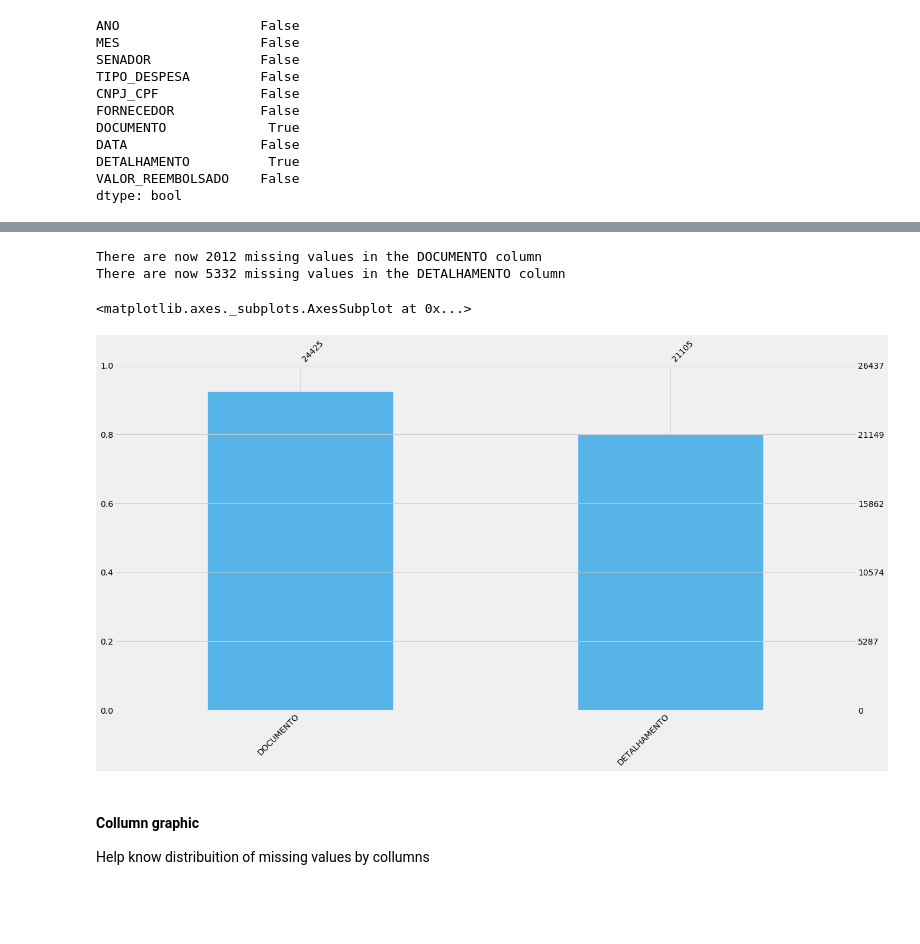
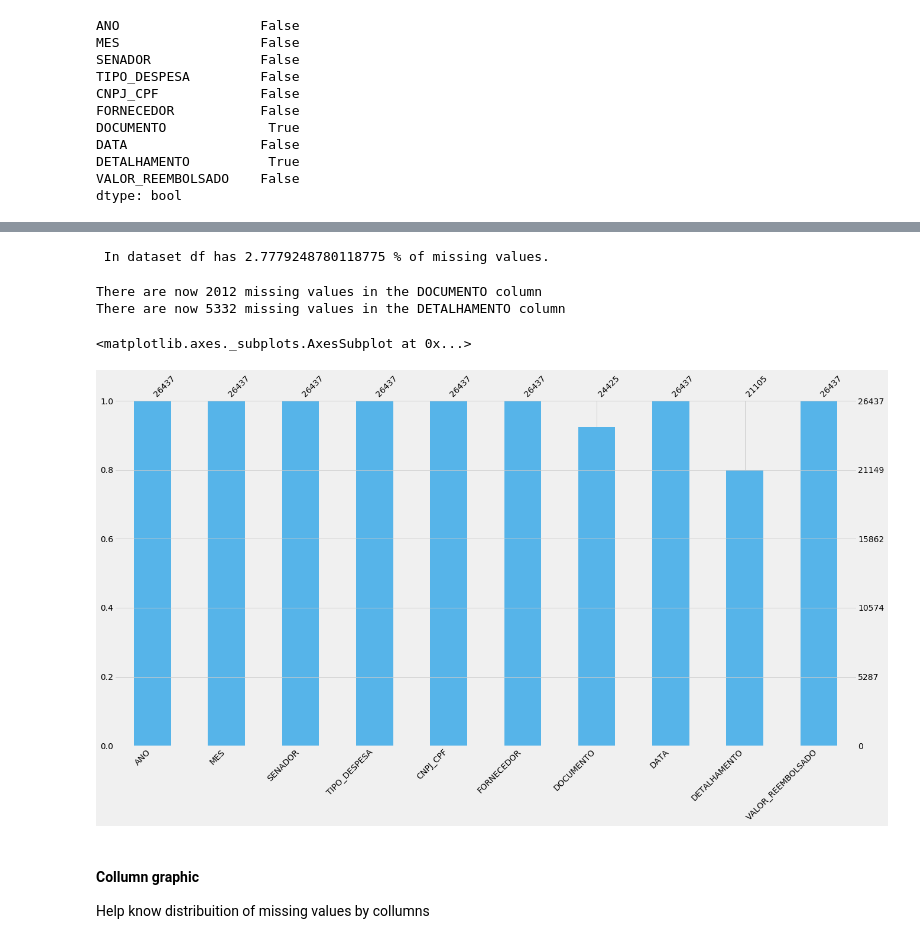
Before and after one commit to brunocampos01/analise-despesas-senadores-CEAPS, a Jupyter notebook: notebooks/CEAPS-2016-part01.ipynb, the cells around one changed output, grey strips where cells are left out. Cells and saved outputs as stored; diff of their text form; code cells hidden in the pictures; blank space fills up the shorter version.

```diff
--- a/notebooks/CEAPS-2016-part01.ipynb
+++ b/notebooks/CEAPS-2016-part01.ipynb
@@ -113,8 +104,21 @@ beautifulsoup4==4.7.1
 # Guarantees visualization inside the jupyter
 %matplotlib inline
 
-plt.style.use('fivethirtyeight')
-plt.rcParams['figure.figsize'] = (15, 8)
+# formata os dados de todas as tabelas (ponto flutuante com 2 casas)
+pd.options.display.float_format = '{:.2f}'.format
+
+# parametros de config
+rc={'savefig.dpi': 75,
+    'figure.autolayout': False,
+    'figure.figsize': [12, 8],
+    'axes.labelsize': 18,
+    'axes.titlesize': 18,
+    'font.size': 18,
+    'lines.linewidth': 2.0,
+    'lines.markersize': 8,
+    'legend.fontsize': 16,
+    'xtick.labelsize': 16,
+    'ytick.labelsize': 16}
 
 # Print all rows and columns. Dont hide any
 pd.set_option('display.max_rows', None)
@@ -123,3 +127,9 @@ pd.set_option('display.max_columns', None)
 # Definition color and map de colors
 default_color = '#56B4E9'
 colormap = plt.cm.cool
+
+# Supress unnecessary warnings so that presentation looks clean
+warnings.filterwarnings('ignore')
+
+# graph style
+sns.set(style='dark',rc=rc)
@@ -480,3 +496,12 @@ df_null = df[missingValueColumns]
+# %%
+# % missing values
+
+missing_values_count = df.isnull().sum()
+total_cells = np.product(df.shape)
+total_missing = missing_values_count.sum()
+print(" In dataset df has {} % of missing values." .format((total_missing/total_cells) * 100))
+# %% [output]
+ In dataset df has 2.7779248780118775 % of missing values.
 # %%
 # Check each columns by values missing
 
@@ -488,10 +513,10 @@ There are now 5332 missing values in the DETALHAMENTO column
 # %%
 # show missing by columns
 
-msno.bar(df_null,figsize=(20,10),color=default_color,fontsize=14,labels=True)
+msno.bar(df,figsize=(20,10),color=default_color,fontsize=14,labels=True)
 # %% [output]
 <matplotlib.axes._subplots.AxesSubplot at 0x...>
-[figure, old version]
+[figure, new version]
 # %% [markdown]
 #### Collumn graphic
 Help know distribuition of missing values by collumns
```
Also changed, not shown: parts of 30 cells of this notebook, 25 other files.
